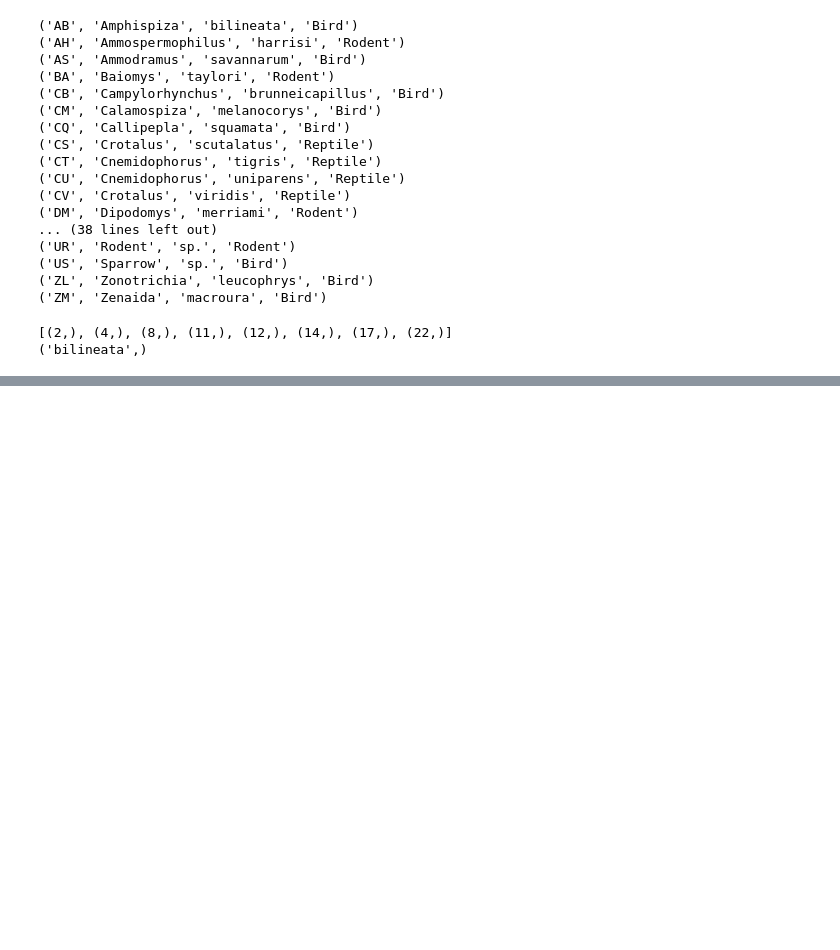
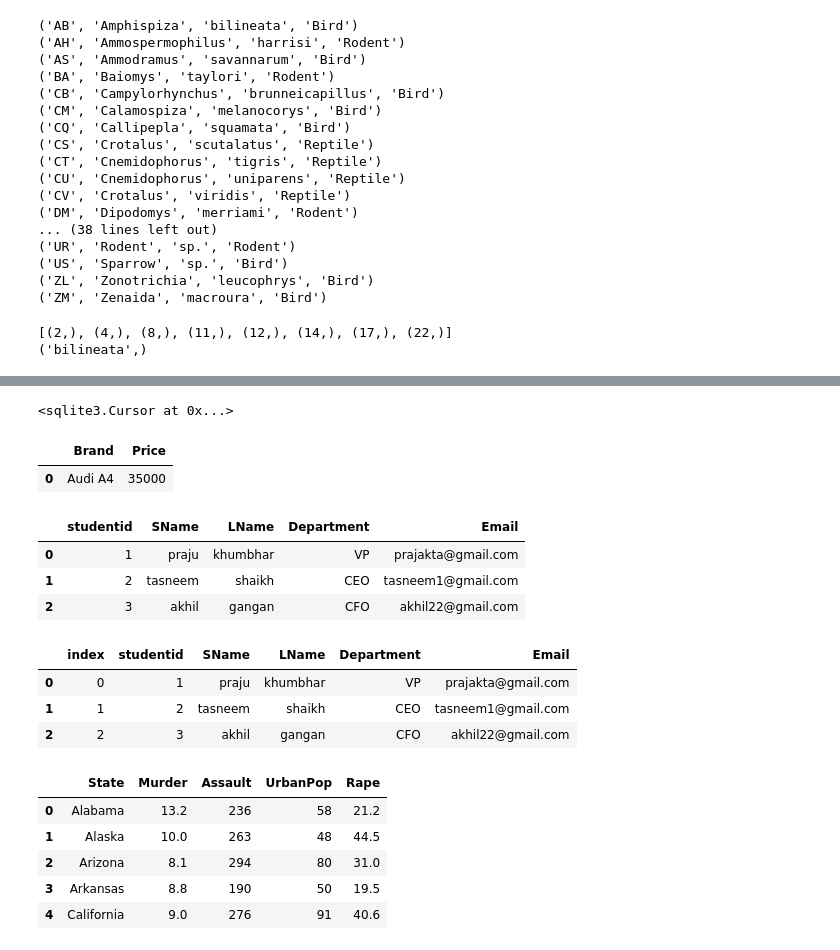
Before and after one commit to Tasneem3614/MSC_FDS_506, a Jupyter notebook: fds practical 1 26aug.ipynb, the cells around one changed output, grey strips where cells are left out. Cells and saved outputs as stored; diff of their text form; code cells hidden in the pictures; blank space fills up the shorter version.

```diff
--- a/fds practical 1 26aug.ipynb
+++ b/fds practical 1 26aug.ipynb
@@ -39,0 +86,64 @@ con.close()
+# %%
+c.execute('''
+SELECT Brand,max(Price) from CARS2
+''')
+# %% [output]
+<sqlite3.Cursor at 0x...>
+# %%
+df=DataFrame(c.fetchall(),columns=['Brand','Price'])
+df
+# %% [output]
+|  | Brand | Price |
+| 0 | Audi A4 | 35000 |
+# %%
+import pandas as pd
+import os
+import sqlite3 as lite
+from sqlalchemy import create_engine
+studentid=[1,2,3]
+SName=['praju','tasneem','akhil']
+LName=['khumbhar','shaikh','gangan']
+Department=['VP','CEO','CFO']
+Email=['prajakta@gmail.com','tasneem1@gmail.com','akhil22@gmail.com']
+Degrees=zip(studentid,SName,LName,Department,Email)
+columns=['studentid','SName','LName','Department','Email']
+df=pd.DataFrame(data=Degrees,columns=columns)
+df
+# %% [output]
+|  | studentid | SName | LName | Department | Email |
+| 0 | 1 | praju | khumbhar | VP | prajakta@gmail.com |
+| 1 | 2 | tasneem | shaikh | CEO | tasneem1@gmail.com |
+| 2 | 3 | akhil | gangan | CFO | akhil22@gmail.com |
+# %%
+db_filename=r'studentdata.db'
+con=lite.connect(db_filename)
+df.to_sql('student',
+con,
+schema=None,
+if_exists='replace',
+index=True,
+index_label=None,
+chunksize=None,
+dtype=None)
+con.close()
+df_files=r'studentdata.db'
+engine=create_engine(r"sqlite:///{}" .format(db_filename))
+sql='SELECT * from student '
+
+studf=pd.read_sql(sql, engine)
+studf
+# %% [output]
+|  | index | studentid | SName | LName | Department | Email |
+| 0 | 0 | 1 | praju | khumbhar | VP | prajakta@gmail.com |
+| 1 | 1 | 2 | tasneem | shaikh | CEO | tasneem1@gmail.com |
+| 2 | 2 | 3 | akhil | gangan | CFO | akhil22@gmail.com |
+# %%
+state=pd.read_csv("US_violent_crime.csv")
+state.head()
+# %% [output]
+|  | State | Murder | Assault | UrbanPop | Rape |
+| 0 | Alabama | 13.2 | 236 | 58 | 21.2 |
+| 1 | Alaska | 10.0 | 263 | 48 | 44.5 |
+| 2 | Arizona | 8.1 | 294 | 80 | 31.0 |
+| 3 | Arkansas | 8.8 | 190 | 50 | 19.5 |
+| 4 | California | 9.0 | 276 | 91 | 40.6 |
```
Also changed, not shown: parts of 3 cells of this notebook.
